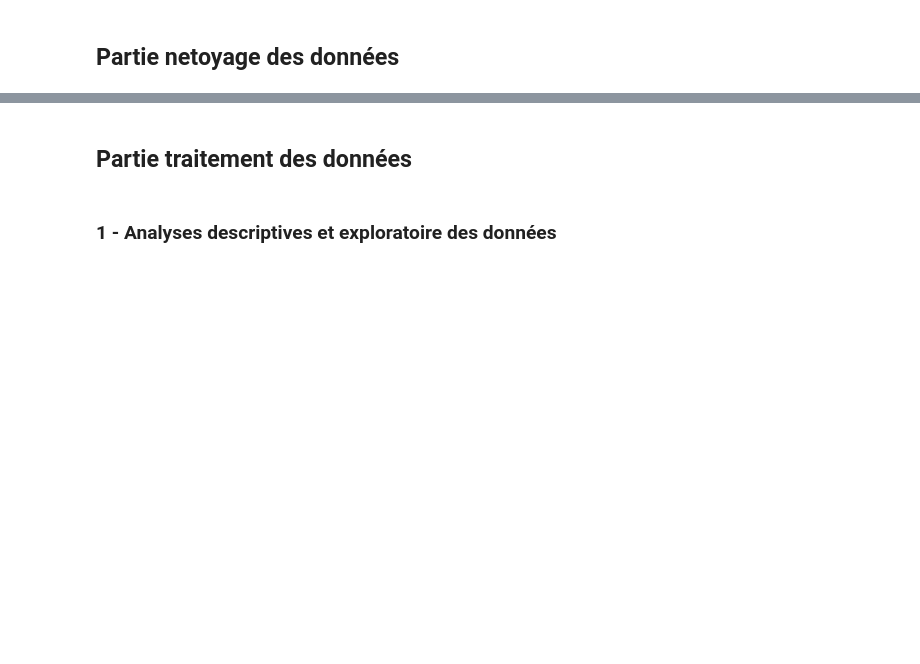
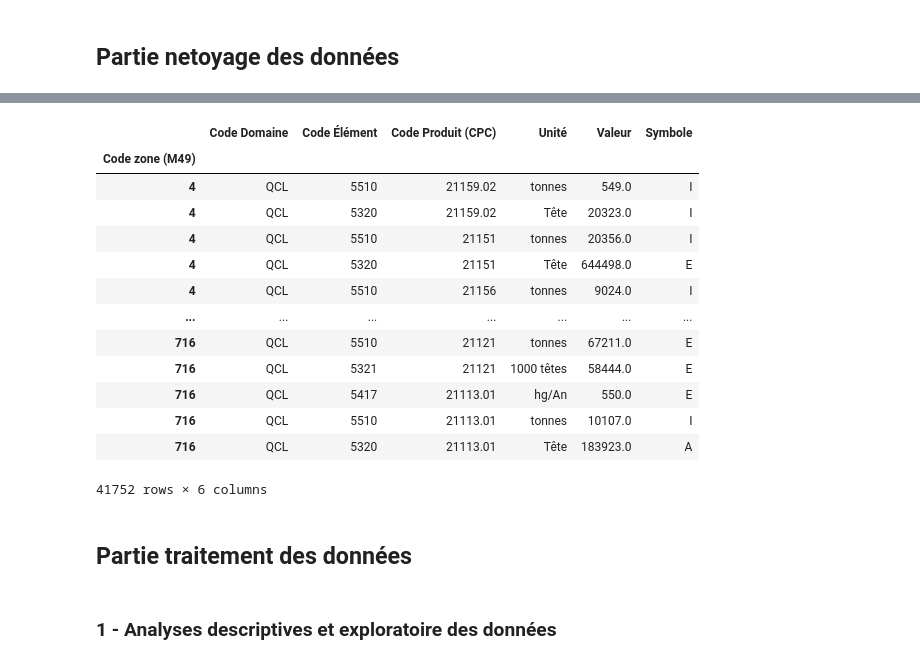
Before and after one commit to data-IA-2023/Groupe-3, a Jupyter notebook: briefs181223 - Mohammed.ipynb, the cells around one changed output, grey strips where cells are left out. Drawn from its saved outputs; the diff is of its cells as text; code cells hidden in the pictures; blank space fills up the shorter version.

```diff
--- a/briefs181223 - Mohammed.ipynb
+++ b/briefs181223 - Mohammed.ipynb
@@ -114,3 +136,22 @@ BD_culture[BD_culture['Valeur'].isnull()]
+# %%
+FAO2020CPA=FAOSTAT_2020_Cultures_produits_animaux
+FAO2020CPA=FAO2020CPA[['Code Domaine', 'Code Élément', 'Code Produit (CPC)', 'Unité','Valeur', 'Symbole']]
+FAO2020CPA
+# %% [output]
+|  | Code Domaine | Code Élément | Code Produit (CPC) | Unité | Valeur | Symbole |
+| Code zone (M49) |  |  |  |  |  |  |
+| 4 | QCL | 5510 | 21159.02 | tonnes | 549.0 | I |
+| 4 | QCL | 5320 | 21159.02 | Tête | 20323.0 | I |
+| 4 | QCL | 5510 | 21151 | tonnes | 20356.0 | I |
+| 4 | QCL | 5320 | 21151 | Tête | 644498.0 | E |
+| 4 | QCL | 5510 | 21156 | tonnes | 9024.0 | I |
+| ... | ... | ... | ... | ... | ... | ... |
+| 716 | QCL | 5510 | 21121 | tonnes | 67211.0 | E |
+| 716 | QCL | 5321 | 21121 | 1000 têtes | 58444.0 | E |
+| 716 | QCL | 5417 | 21113.01 | hg/An | 550.0 | E |
+| 716 | QCL | 5510 | 21113.01 | tonnes | 10107.0 | I |
+| 716 | QCL | 5320 | 21113.01 | Tête | 183923.0 | A |
+41752 rows × 6 columns
 # %% [markdown]
 ## Partie traitement des données
 # %% [markdown]
```
Also changed, not shown: parts of 7 cells of this notebook, 1 other file.
